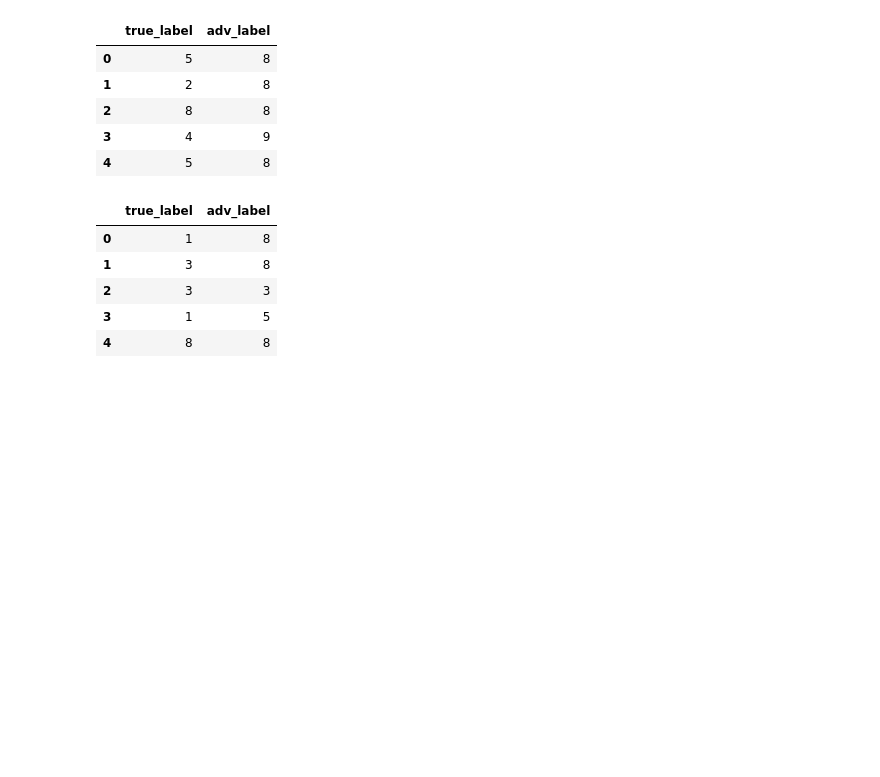
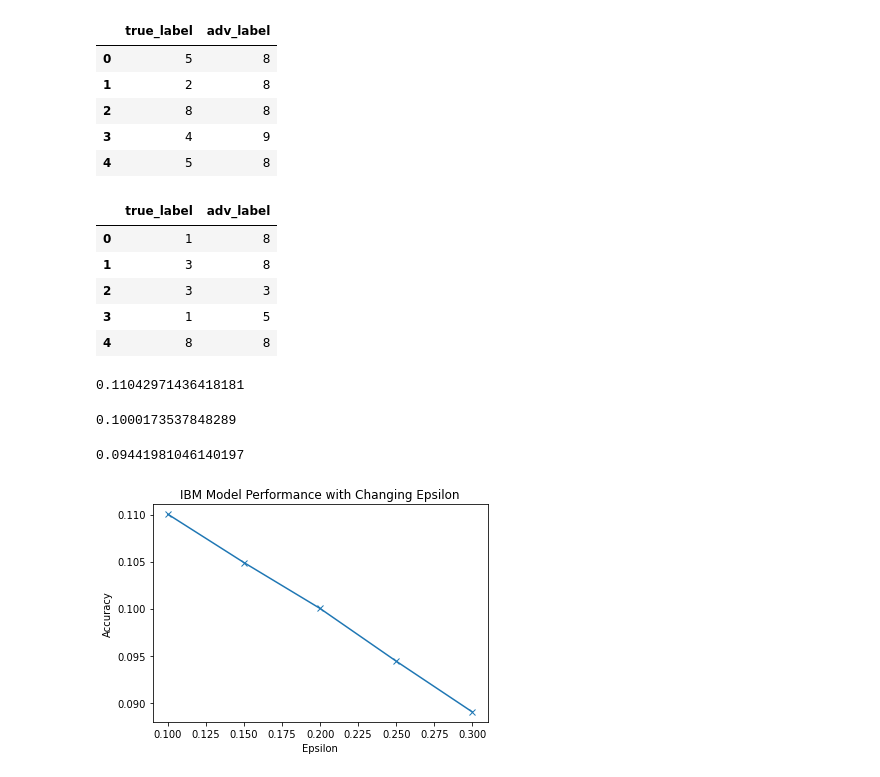
Before and after one commit to aashka-trivedi/cloud-autoai-adversarial-robustness, a Jupyter notebook: code/ibmcloud_autoai/AutoAIAdversarialRobustness.ipynb, the cells around one changed output. Cells and saved outputs as stored; diff of their text form; code cells hidden in the pictures; blank space fills up the shorter version.

Commit message:
IBM Epsilon .1 .2 .25

```diff
--- a/code/ibmcloud_autoai/AutoAIAdversarialRobustness.ipynb
+++ b/code/ibmcloud_autoai/AutoAIAdversarialRobustness.ipynb
@@ -1394,3 +1394,53 @@ adv_30_performance.head()
 # Save Dataframe (Reference: https://www.ibm.com/support/pages/how-do-you-save-dataframe-watson-studio-project-notebook-asset-cloud-object-storage)
 project.save_data(file_name = "adv15_performance.csv",data = adv_15_performance.to_csv(index=False))
 project.save_data(file_name = "adv30_performance.csv",data = adv_30_performance.to_csv(index=False))
+# %%
+# Read in Adversarial examples (Epsilon=0.10)
+body = client_19442e88166c4696c499de4b9dfd8091.get_object(Bucket='cmlprojectaht-donotdelete-pr-mx6iasygbpiejo4',Key='adv_examples_10.csv')['Body']
+# add missing __iter__ method, so pandas accepts body as file-like object
+if not hasattr(body, "__iter__"): body.__iter__ = types.MethodType( __iter__, body )
+
+ad_10_data = pd.read_csv(body)
+#Accuracy on Adversarial Examples (epsilon=0.10)
+score = scorer(pipeline, ad_10_data.iloc[:, 2:].values, ad_10_data.iloc[:,0].values)
+print(score)
+# %% [output]
+0.11042971436418181
+# %%
+# Read in Adversarial examples (Epsilon=0.20)
+body = client_43452g83176c4896b490de4b9dfd9145.get_object(Bucket='cmlprojectaht-donotdelete-pr-yx7iqsyxbpiejo1',Key='adv_examples_20.csv')['Body']
+# add missing __iter__ method, so pandas accepts body as file-like object
+if not hasattr(body, "__iter__"): body.__iter__ = types.MethodType( __iter__, body )
+
+ad_20_data = pd.read_csv(body)
+#Accuracy on Adversarial Examples (epsilon=0.30)
+score = scorer(pipeline, ad_20_data.iloc[:, 2:].values, ad_20_data.iloc[:,0].values)
+print(score)
+# %% [output]
+0.1000173537848289
+# %%
+# Read in Adversarial examples (Epsilon=0.25)
+body = client_11455d82276c4896b490de4b9dfd9145.get_object(Bucket='cmlprojectaht-donotdelete-pr-px1ioszxppaejo2',Key='adv_examples_25.csv')['Body']
+# add missing __iter__ method, so pandas accepts body as file-like object
+if not hasattr(body, "__iter__"): body.__iter__ = types.MethodType( __iter__, body )
+
+ad_25_data = pd.read_csv(body)
+#Accuracy on Adversarial Examples (epsilon=0.30)
+score = scorer(pipeline, ad_25_data.iloc[:, 2:].values, ad_25_data.iloc[:,0].values)
+print(score)
+# %% [output]
+0.09441981046140197
+# %%
+import matplotlib.pyplot as plt
+
+#Plot Chart
+epsilon = [0.10, 0.15,0.20,0.25,0.30]
+scores = [0.11002971436418181,0.10489276139410188,0.1000173537848289,0.09441981046140197,0.08902807292249189]
+
+plt.plot(epsilon, scores, marker='x')
+plt.title("IBM Model Performance with Changing Epsilon")
+plt.xlabel("Epsilon")
+plt.ylabel("Accuracy")
+plt.savefig("ibm_acc_ep.png")
+# %% [output]
+[figure, added]
```
Also changed, not shown: 3 other files.
